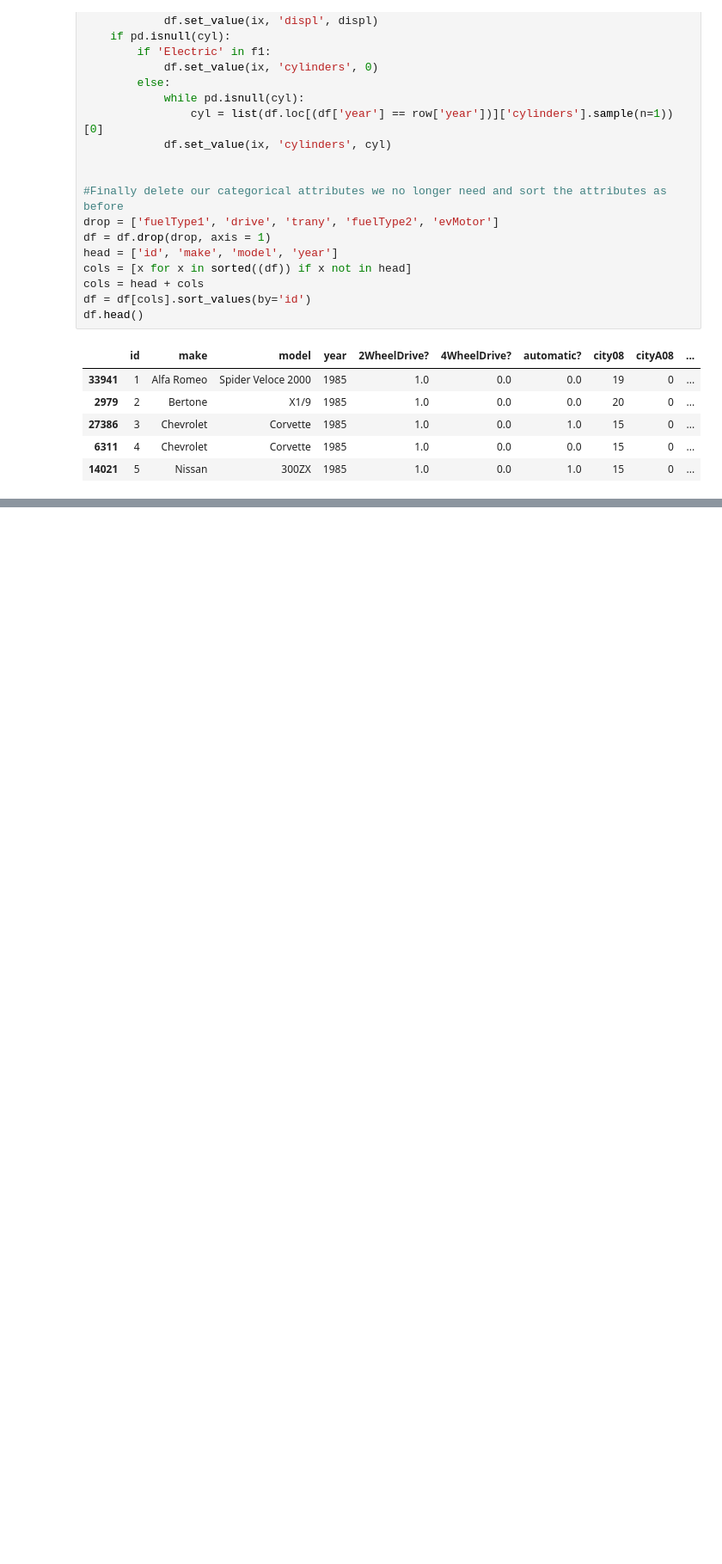
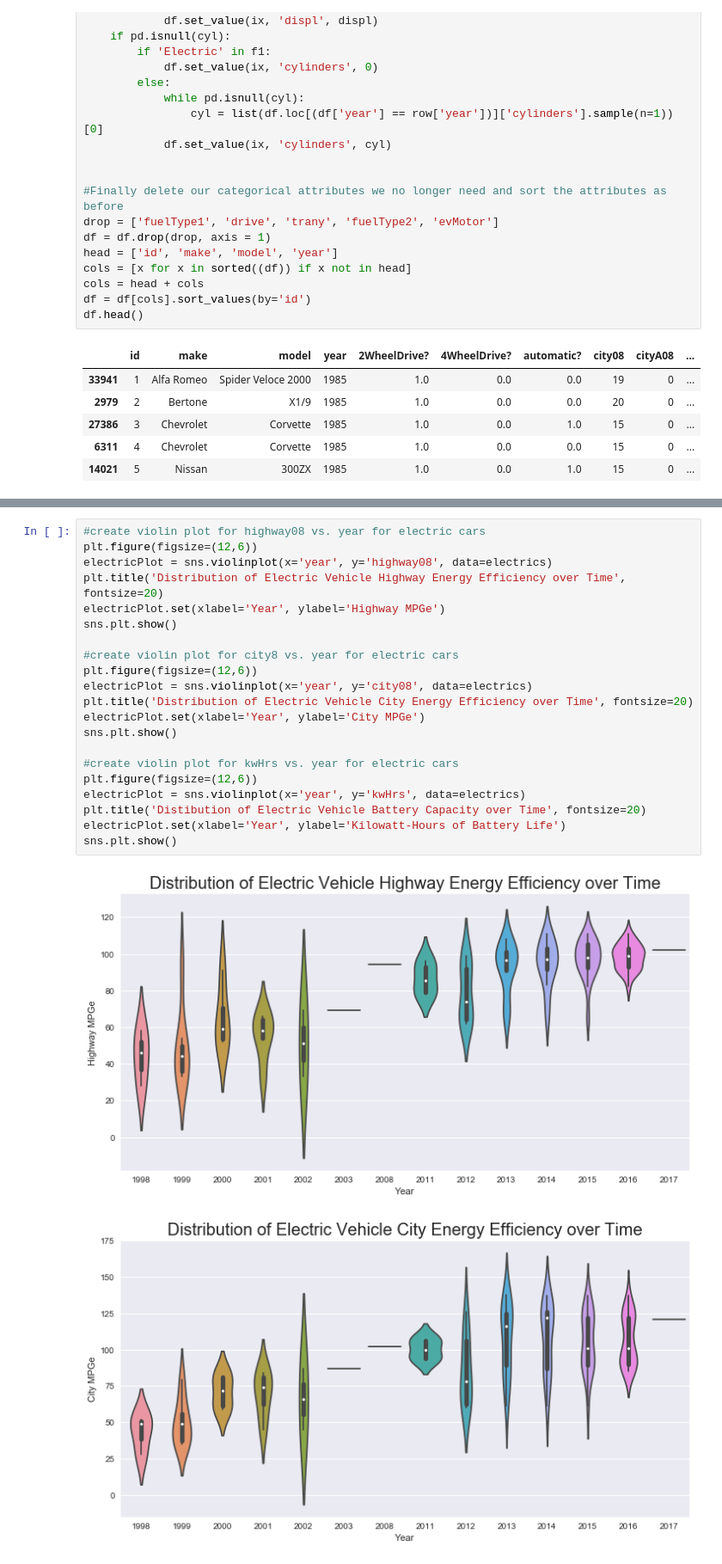
Before and after one commit to jnfoote76/fuel-economy-analysis, a Jupyter notebook: Final Tutorial.ipynb, the cells around one changed output, grey strips where cells are left out. Shown at 86% size. Saved outputs shown, nothing was run; the diff lists cells and outputs as text; blank space fills up the shorter version.

```diff
--- a/Final Tutorial.ipynb
+++ b/Final Tutorial.ipynb
@@ -229,0 +306,24 @@ So....
+# %%
+#create violin plot for highway08 vs. year for electric cars
+plt.figure(figsize=(12,6))
+electricPlot = sns.violinplot(x='year', y='highway08', data=electrics)
+plt.title('Distribution of Electric Vehicle Highway Energy Efficiency over Time', fontsize=20)
+electricPlot.set(xlabel='Year', ylabel='Highway MPGe')
+sns.plt.show()
+
+#create violin plot for city8 vs. year for electric cars
+plt.figure(figsize=(12,6))
+electricPlot = sns.violinplot(x='year', y='city08', data=electrics)
+plt.title('Distribution of Electric Vehicle City Energy Efficiency over Time', fontsize=20)
+electricPlot.set(xlabel='Year', ylabel='City MPGe')
+sns.plt.show()
+
+#create violin plot for kwHrs vs. year for electric cars
+plt.figure(figsize=(12,6))
+electricPlot = sns.violinplot(x='year', y='kwHrs', data=electrics)
+plt.title('Distibution of Electric Vehicle Battery Capacity over Time', fontsize=20)
+electricPlot.set(xlabel='Year', ylabel='Kilowatt-Hours of Battery Life')
+sns.plt.show()
+# %% [output]
+[figure, added]
+[figure, added]
```
Also changed, not shown: parts of 14 cells of this notebook.
